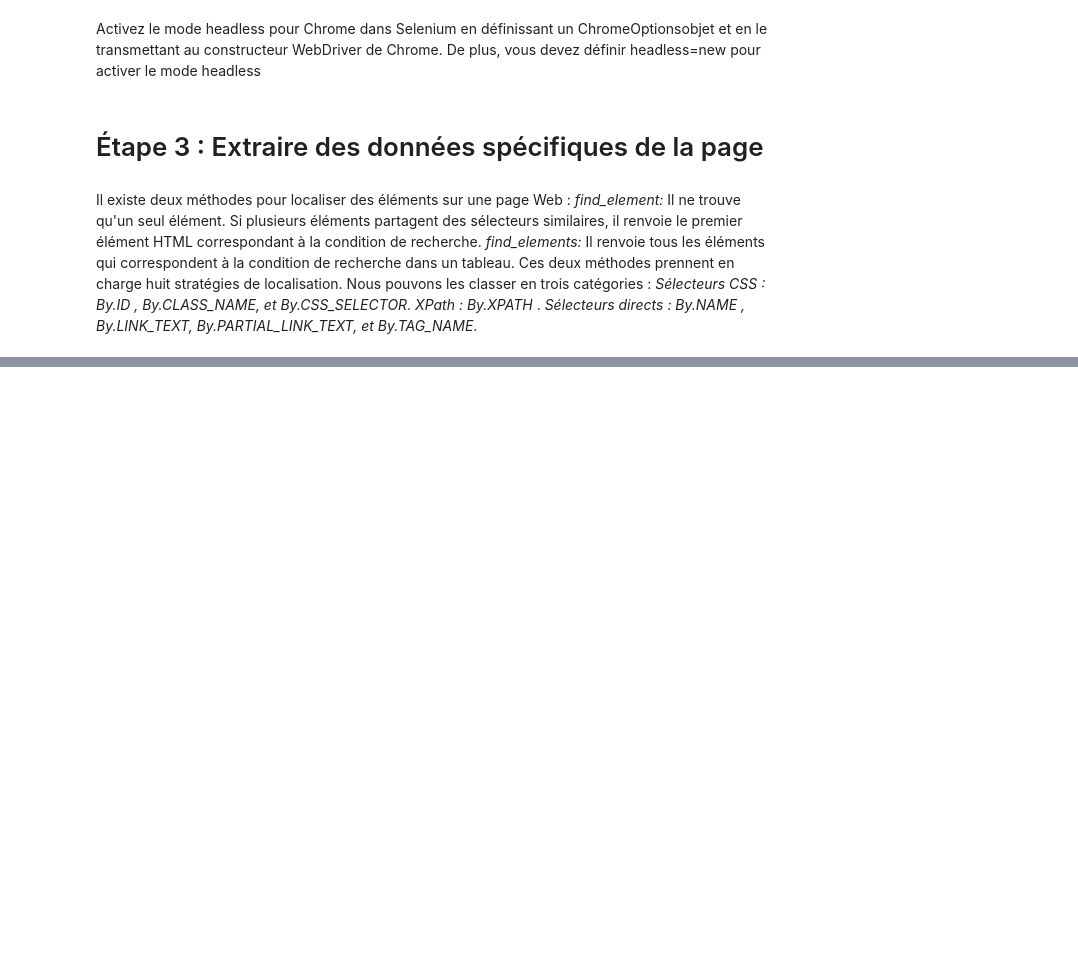
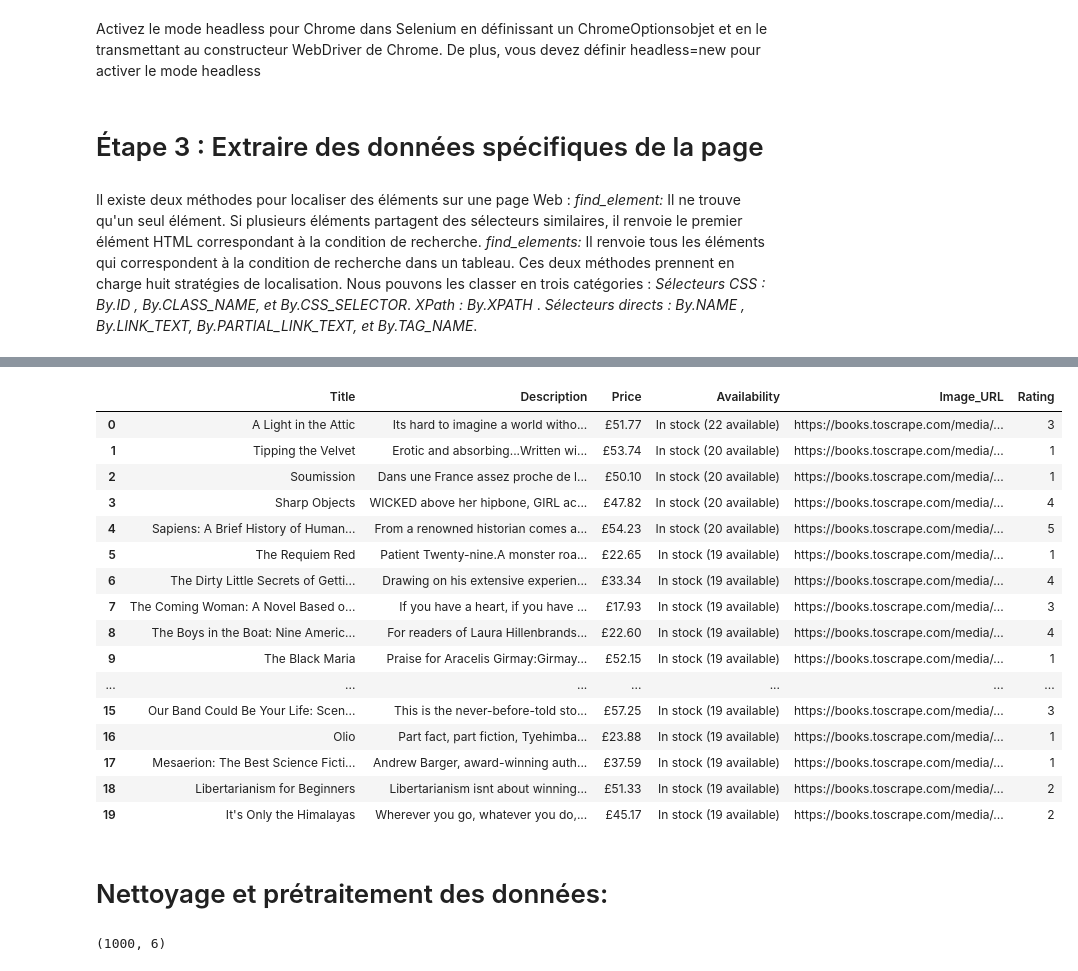
Before and after one commit to SalimM21/Bib-Readers-project, a Jupyter notebook: web_scraping-tutorial.ipynb, the cells around one changed output, grey strips where cells are left out. Saved outputs shown, nothing was run; the diff lists cells and outputs as text; code cells hidden in the pictures; blank space fills up the shorter version.

```diff
--- a/web_scraping-tutorial.ipynb
+++ b/web_scraping-tutorial.ipynb
@@ -96,23 +80,28 @@ import pandas as pd
 # %%
-
+import time
+from selenium import webdriver
+from selenium.webdriver.common.by import By
 from selenium.webdriver.support.ui import WebDriverWait
 from selenium.webdriver.support import expected_conditions as EC
 import pandas as pd
 
 # === LANCEMENT SELENIUM ===
 driver = webdriver.Chrome()
-driver.get("https://books.toscrape.com/catalogue/page-1.html")
+driver.get("https://books.toscrape.com")
 
 books = []
+page_number = 1
 
-page_number = 1
 while True:
-    print(f" Scraping page {page_number}...")
+    print(f"📄 Scraping page {page_number}...")
 
     # Attendre que les livres soient chargés
-    WebDriverWait(driver, 5).until(
+    WebDriverWait(driver, 10).until(
         EC.presence_of_all_elements_located((By.CLASS_NAME, "product_pod"))
     )
+
+    # Attente de 30 secondes pour laisser bien charger (comme demandé)
+    time.sleep(30)
 
     # Récupérer tous les liens des livres sur la page
     book_links = driver.find_elements(By.XPATH, "//h3/a")
@@ -122,10 +111,8 @@ while True:
     for link in links:
         driver.get(link)
 
-        # Titre
         title = driver.find_element(By.TAG_NAME, "h1").text
 
-        # Description (parfois absente)
         try:
             description = driver.find_element(
                 By.XPATH, "//div[@id='product_description']/following-sibling::p"
@@ -133,16 +120,10 @@ while True:
         except:
             description = "Pas de description"
 
-        # Prix
         price = driver.find_element(By.CLASS_NAME, "price_color").text
-
-        # Disponibilité
         availability = driver.find_element(By.CLASS_NAME, "availability").text.strip()
-
-        # Image
         image_url = driver.find_element(By.CSS_SELECTOR, ".item.active img").get_attribute("src")
 
-        # Note
         rating_class = driver.find_element(By.CLASS_NAME, "star-rating").get_attribute("class").split()[-1]
         rating_map = {"One": 1, "Two": 2, "Three": 3, "Four": 4, "Five": 5}
         rating = rating_map.get(rating_class, None)
@@ -156,13 +137,28 @@ while True:
             "Rating": rating
         })
 
-    # Aller à la page suivante si possible
+    # Retour sur la page pour cliquer sur "Next"
+    driver.get(f"https://books.toscrape.com/catalogue/page-{page_number}.html")
+
     try:
         next_button = driver.find_element(By.CLASS_NAME, "next").find_element(By.TAG_NAME, "a")
         next_page_url = next_button.get_attribute("href")
+
+        # Gestion URL absolue
+        if not next_page_url.startswith("http"):
+            next_page_url = "https://books.toscrape.com/catalogue/" + next_page_url
+
+        page_number += 1
         driver.get(next_page_url)
-        page_number += 1
+
     except:
         print(" Fin du scraping - plus de pages.")
         break
+
+# Sauvegarde CSV
+df = pd.DataFrame(books)
+df.to_csv("books_all_pages.csv", index=False, encoding="utf-8")
+print(" Données sauvegardées dans books_all_pages.csv")
+
+driver.quit()
 # %% [output]
@@ -192,0 +182,26 @@ print(df.head())
+# %%
+df.head(20)
+# %% [output]
+|  | Title | Description | Price | Availability | Image_URL | Rating |
+| 0 | A Light in the Attic | Its hard to imagine a world witho... | £51.77 | In stock (22 available) | https://books.toscrape.com/media/... | 3 |
+| 1 | Tipping the Velvet | Erotic and absorbing...Written wi... | £53.74 | In stock (20 available) | https://books.toscrape.com/media/... | 1 |
+| 2 | Soumission | Dans une France assez proche de l... | £50.10 | In stock (20 available) | https://books.toscrape.com/media/... | 1 |
+| 3 | Sharp Objects | WICKED above her hipbone, GIRL ac... | £47.82 | In stock (20 available) | https://books.toscrape.com/media/... | 4 |
+| 4 | Sapiens: A Brief History of Human... | From a renowned historian comes a... | £54.23 | In stock (20 available) | https://books.toscrape.com/media/... | 5 |
+| 5 | The Requiem Red | Patient Twenty-nine.A monster roa... | £22.65 | In stock (19 available) | https://books.toscrape.com/media/... | 1 |
+| 6 | The Dirty Little Secrets of Getti... | Drawing on his extensive experien... | £33.34 | In stock (19 available) | https://books.toscrape.com/media/... | 4 |
+| 7 | The Coming Woman: A Novel Based o... | If you have a heart, if you have ... | £17.93 | In stock (19 available) | https://books.toscrape.com/media/... | 3 |
+| 8 | The Boys in the Boat: Nine Americ... | For readers of Laura Hillenbrands... | £22.60 | In stock (19 available) | https://books.toscrape.com/media/... | 4 |
+| 9 | The Black Maria | Praise for Aracelis Girmay:Girmay... | £52.15 | In stock (19 available) | https://books.toscrape.com/media/... | 1 |
+| ... | ... | ... | ... | ... | ... | ... |
+| 15 | Our Band Could Be Your Life: Scen... | This is the never-before-told sto... | £57.25 | In stock (19 available) | https://books.toscrape.com/media/... | 3 |
+| 16 | Olio | Part fact, part fiction, Tyehimba... | £23.88 | In stock (19 available) | https://books.toscrape.com/media/... | 1 |
+| 17 | Mesaerion: The Best Science Ficti... | Andrew Barger, award-winning auth... | £37.59 | In stock (19 available) | https://books.toscrape.com/media/... | 1 |
+| 18 | Libertarianism for Beginners | Libertarianism isnt about winning... | £51.33 | In stock (19 available) | https://books.toscrape.com/media/... | 2 |
+| 19 | It's Only the Himalayas | Wherever you go, whatever you do,... | £45.17 | In stock (19 available) | https://books.toscrape.com/media/... | 2 |
+# %% [markdown]
+# Nettoyage et prétraitement des données: #
+# %%
+df.shape
+# %% [output]
+(1000, 6)
```
Also changed, not shown: parts of 27 cells of this notebook, 2 other files.
